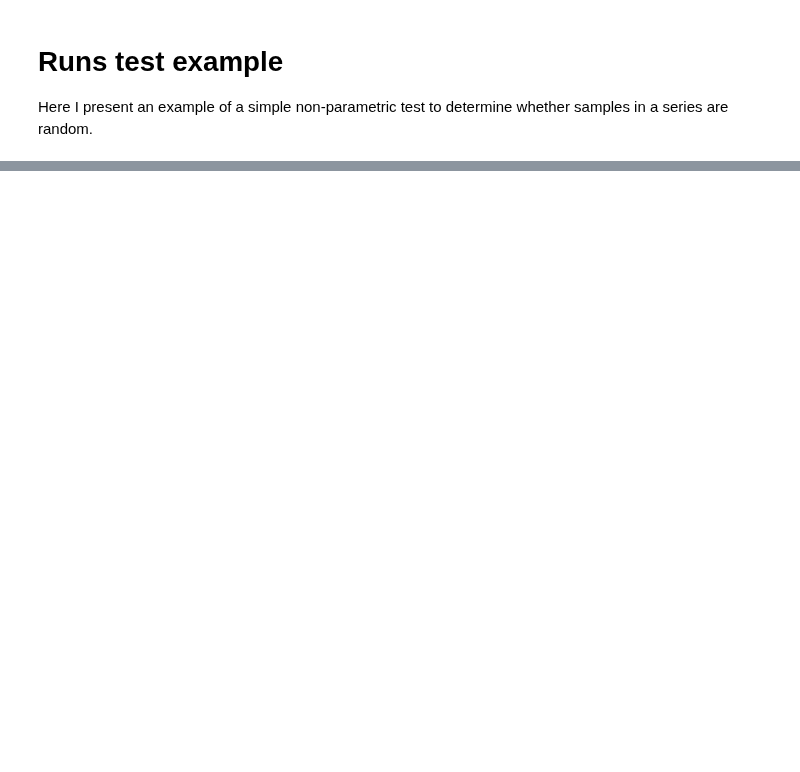
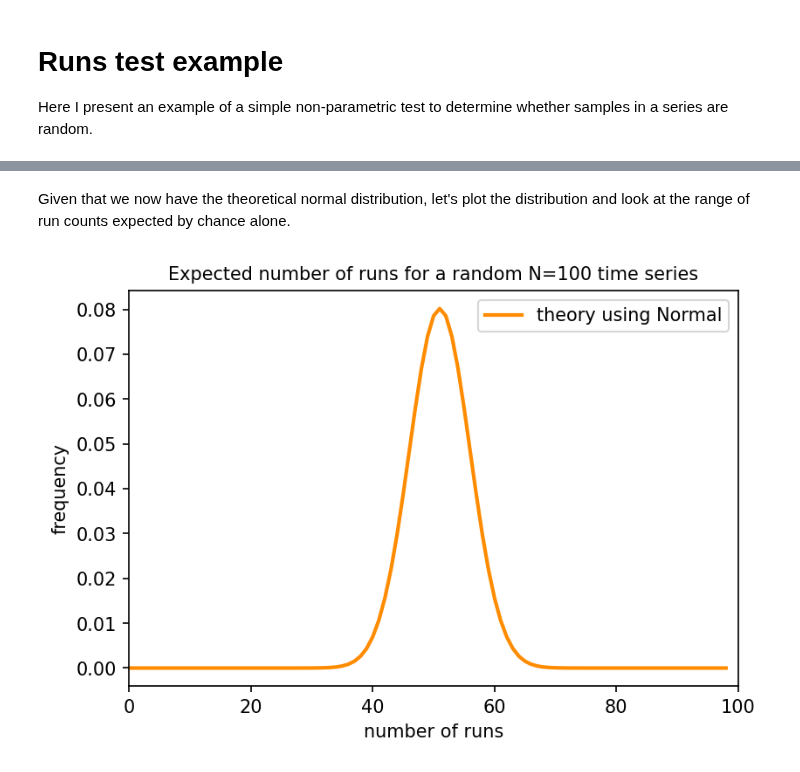
Before and after one commit to kjmayer/ats655-coursematerial, a Jupyter notebook: jupyter_notebooks/runsTest.ipynb, the cells around one changed output, grey strips where cells are left out. Cells and saved outputs as stored; diff of their text form; code cells hidden in the pictures; blank space fills up the shorter version.

```diff
--- a/jupyter_notebooks/runsTest.ipynb
+++ b/jupyter_notebooks/runsTest.ipynb
@@ -81,0 +74,14 @@ muTheory = 50.98, sigmaTheory = 4.972673203406673
+# %% [markdown]
+Given that we now have the theoretical normal distribution, let's plot the distribution and look at the range of run counts expected by chance alone.
+# %%
+xbins = np.arange(0,N,1)
+hx = np.histogram(runs,xbins)
+plt.plot(xbins[:-1],stats.norm.pdf(xbins[:-1],loc = muTheory, scale=sigmaTheory),'-',color='darkorange',linewidth=2,label='theory using Normal')
+plt.xlim(0,N)
+plt.xlabel('number of runs')
+plt.ylabel('frequency')
+plt.title('Expected number of runs for a random N='+str(N) + ' time series',fontsize=10)
+plt.legend()
+plt.show()
+# %% [output]
+[figure, added]
```
Also changed, not shown: parts of 18 cells of this notebook, 1 other file.
